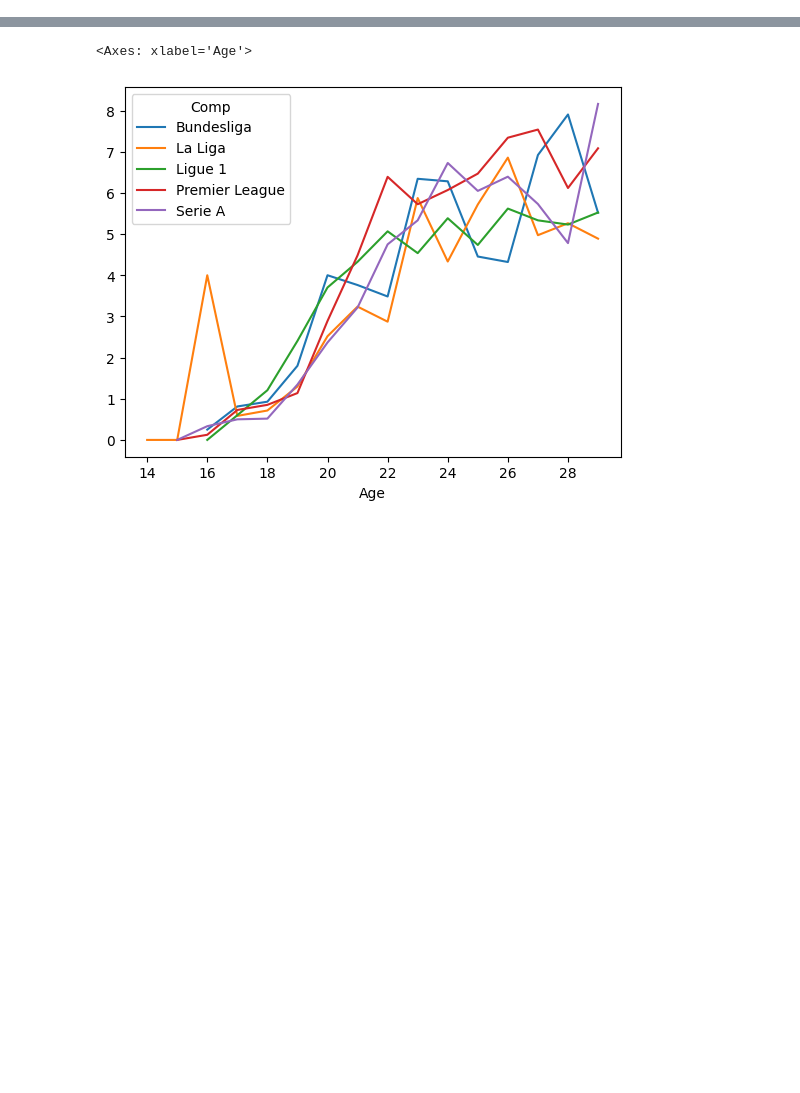
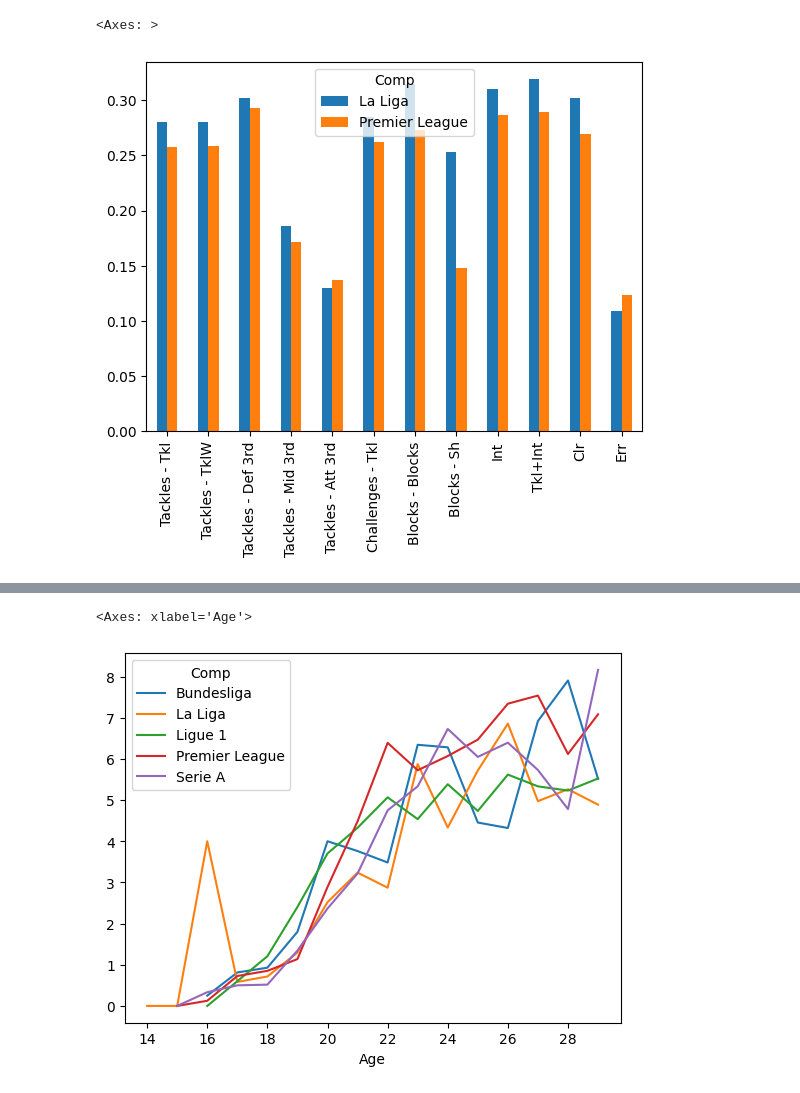
Before and after one commit to Rhys2024/Soccer_Visualization_Streamlit, a Jupyter notebook: Untitled.ipynb, the cells around one changed output, grey strips where cells are left out. Cells and saved outputs as stored; diff of their text form; code cells hidden in the pictures; blank space fills up the shorter version.

```diff
--- a/Untitled.ipynb
+++ b/Untitled.ipynb
@@ -346,7 +593,8 @@ poop.groupby(['Comp',
 # %%
 
 
+# .plot.bar(title = title)
 
-poop.groupby(['Comp',
+gotit = poop.groupby(['Comp',
               'position']
-            ).mean().loc[loc][important_stats_comp['Defensive Stats']].droplevel(1).T.plot.bar(title = title)
+            ).mean().loc[loc][important_stats_comp['Defensive Stats']].droplevel(1).T
@@ -355,0 +641,7 @@ poop.groupby(['Comp',
+# %%
+
+
+gotit.plot.bar()
+# %% [output]
+<Axes: >
+[figure, added]
```
Also changed, not shown: parts of 32 cells of this notebook, 23 other files.
